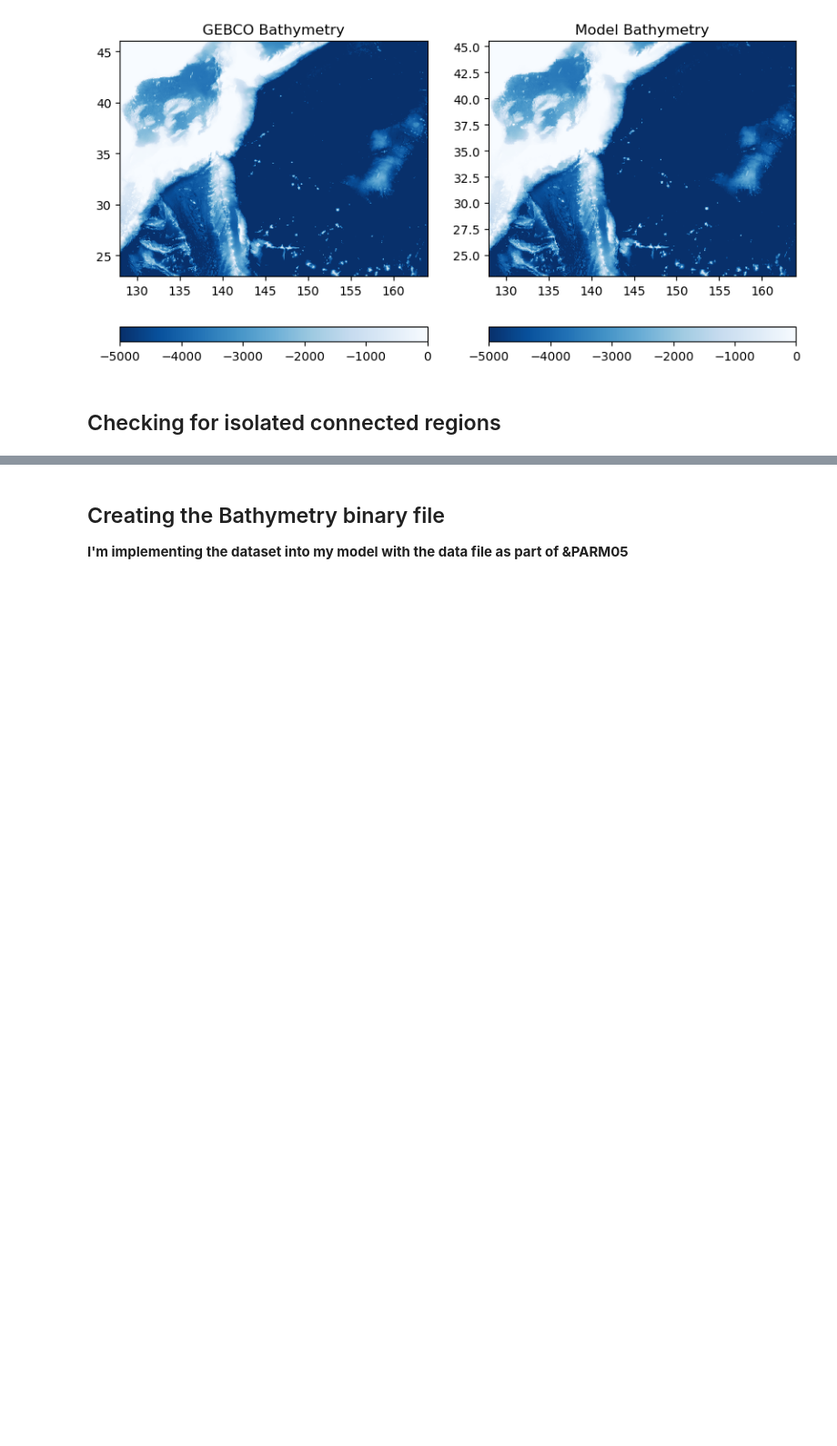
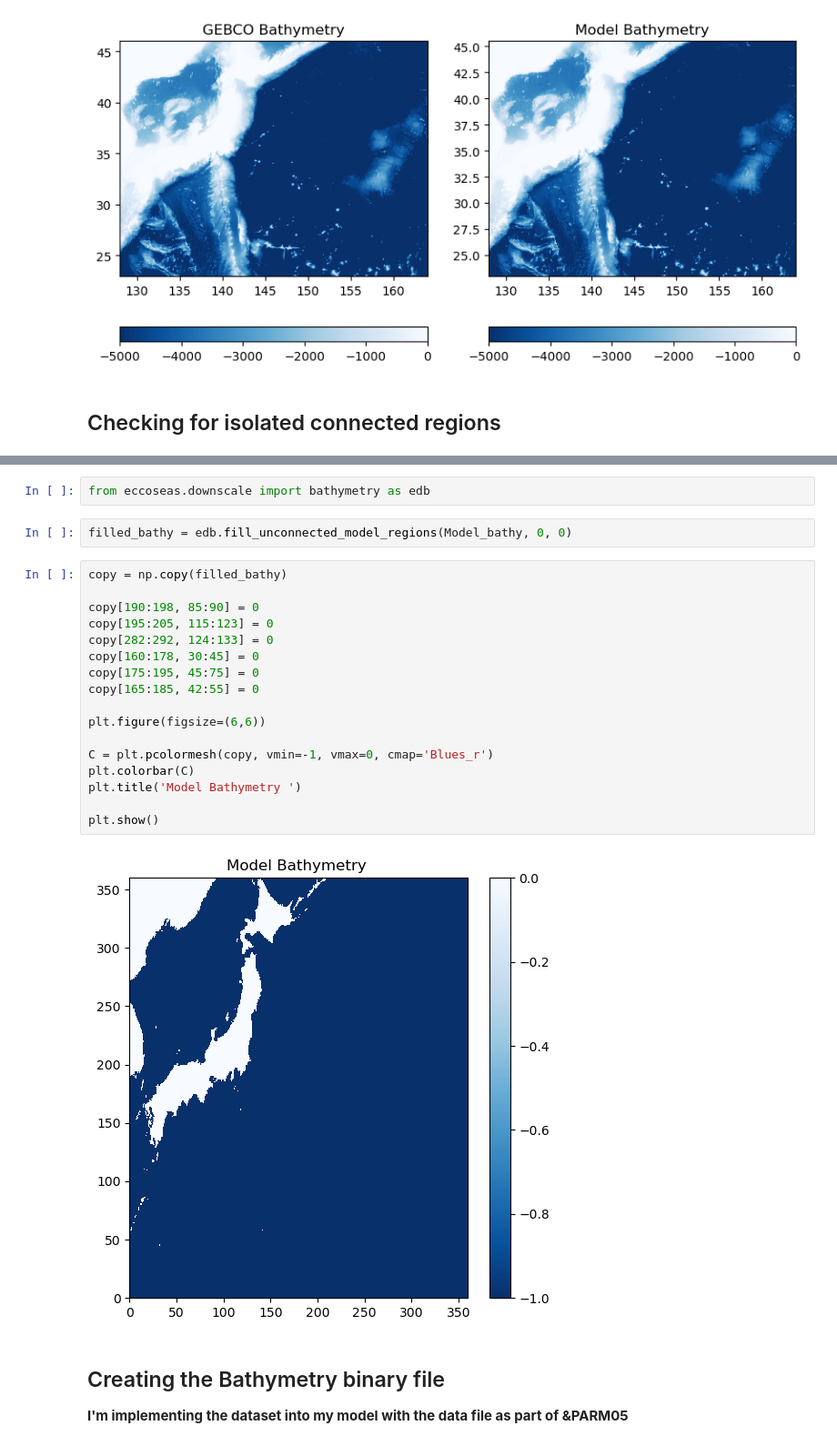
Before and after one commit to au-tran/cs185c_fall2024, a Jupyter notebook: project/notebooks/Bathymetry.ipynb, the cells around one changed output, grey strips where cells are left out. Shown at 91% size. Drawn from its saved outputs; the diff is of its cells as text; blank space fills up the shorter version.

```diff
--- a/project/notebooks/Bathymetry.ipynb
+++ b/project/notebooks/Bathymetry.ipynb
@@ -78,3 +92,26 @@ plt.show()
+# %%
+from eccoseas.downscale import bathymetry as edb
+# %%
+filled_bathy = edb.fill_unconnected_model_regions(Model_bathy, 0, 0)
+# %%
+copy = np.copy(filled_bathy)
+
+copy[190:198, 85:90] = 0
+copy[195:205, 115:123] = 0
+copy[282:292, 124:133] = 0
+copy[160:178, 30:45] = 0
+copy[175:195, 45:75] = 0
+copy[165:185, 42:55] = 0
+
+plt.figure(figsize=(6,6))
+
+C = plt.pcolormesh(copy, vmin=-1, vmax=0, cmap='Blues_r')
+plt.colorbar(C)
+plt.title('Model Bathymetry ')
+
+plt.show()
+# %% [output]
+[figure, added]
 # %% [markdown]
 ## Creating the Bathymetry binary file
 
```
Also changed, not shown: parts of 3 cells of this notebook, 3 other files.
